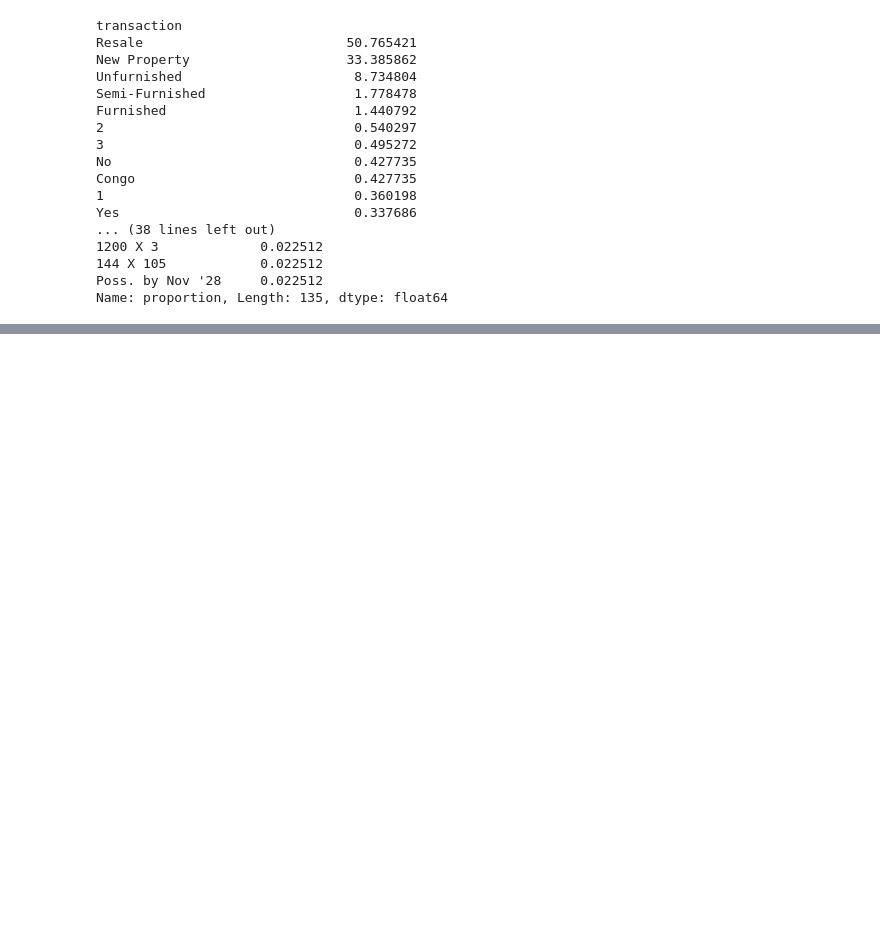
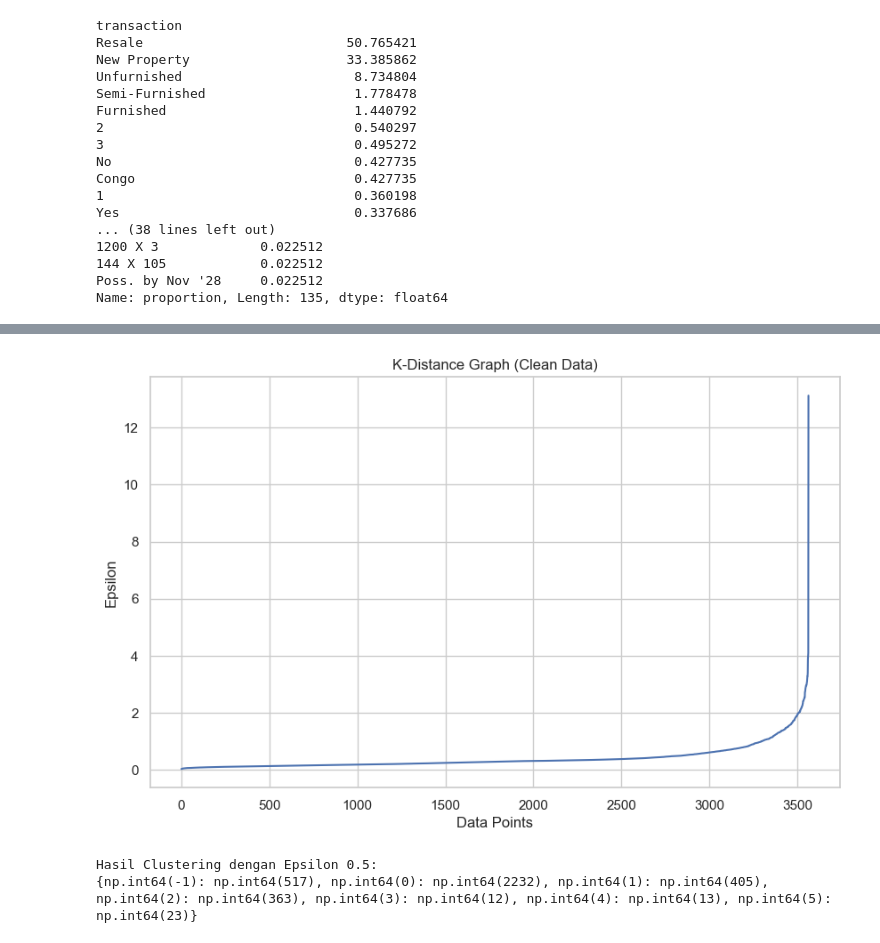
Before and after one commit to AryaGoberto/Clustering-Surat-Apartments, a Jupyter notebook: notebook/test.ipynb, the cells around one changed output, grey strips where cells are left out. Saved outputs shown, nothing was run; the diff lists cells and outputs as text; code cells hidden in the pictures; blank space fills up the shorter version.

```diff
--- a/notebook/test.ipynb
+++ b/notebook/test.ipynb
@@ -310,0 +423,15 @@ ValueError: could not convert string to float: '5 out of 10'
+# %%
+# Cek di mana NaN berada
+print("Jumlah NaN sebelum pembersihan final:")
+print(X.isnull().sum())
+
+# Cara paling ampuh: Drop baris yang mengandung NaN atau Inf
+# Karena jumlah data kita ribuan, menghapus beberapa baris NaN tidak akan merusak model
+X = X.replace([np.inf, -np.inf], np.nan).dropna()
+
+# Update X_scaled dengan data yang sudah benar-benar bersih
+from sklearn.preprocessing import StandardScaler
+scaler = StandardScaler()
+X_scaled = scaler.fit_transform(X)
+
+print("\nJumlah baris setelah dibersihkan:", X_scaled.shape[0])
@@ -310,0 +448,36 @@ ValueError: could not convert string to float: '5 out of 10'
+# %%
+from sklearn.neighbors import NearestNeighbors
+
+# MinPts = 10 (2 * 5 fitur)
+min_pts = 10
+neighbors = NearestNeighbors(n_neighbors=min_pts)
+neighbors_fit = neighbors.fit(X_scaled) # Harusnya sudah tidak error di sini
+distances, indices = neighbors_fit.kneighbors(X_scaled)
+
+# Ambil jarak ke tetangga ke-10, urutkan
+distances = np.sort(distances[:, min_pts-1], axis=0)
+
+# Visualisasi
+plt.figure(figsize=(10, 6))
+plt.plot(distances)
+plt.title('K-Distance Graph (Clean Data)')
+plt.ylabel('Epsilon')
+plt.xlabel('Data Points')
+plt.grid(True)
+plt.show()
+# %% [output]
+[figure, added]
+# %%
+from sklearn.cluster import DBSCAN
+
+# Kita tes nilai di area siku (0.5 atau 0.6 biasanya paling pas untuk data standarisasi)
+best_eps = 0.5
+dbscan = DBSCAN(eps=best_eps, min_samples=10)
+clusters = dbscan.fit_predict(X_scaled)
+
+unique, counts = np.unique(clusters, return_counts=True)
+print(f"Hasil Clustering dengan Epsilon {best_eps}:")
+print(dict(zip(unique, counts)))
+# %% [output]
+Hasil Clustering dengan Epsilon 0.5:
+{np.int64(-1): np.int64(517), np.int64(0): np.int64(2232), np.int64(1): np.int64(405), np.int64(2): np.int64(363), np.int64(3): np.int64(12), np.int64(4): np.int64(13), np.int64(5): np.int64(23)}
```
Also changed, not shown: parts of 16 cells of this notebook.
